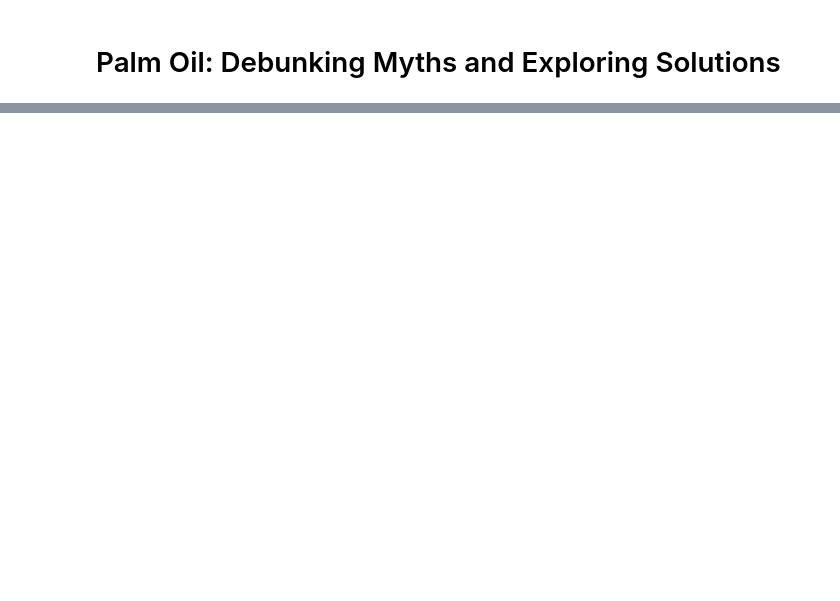
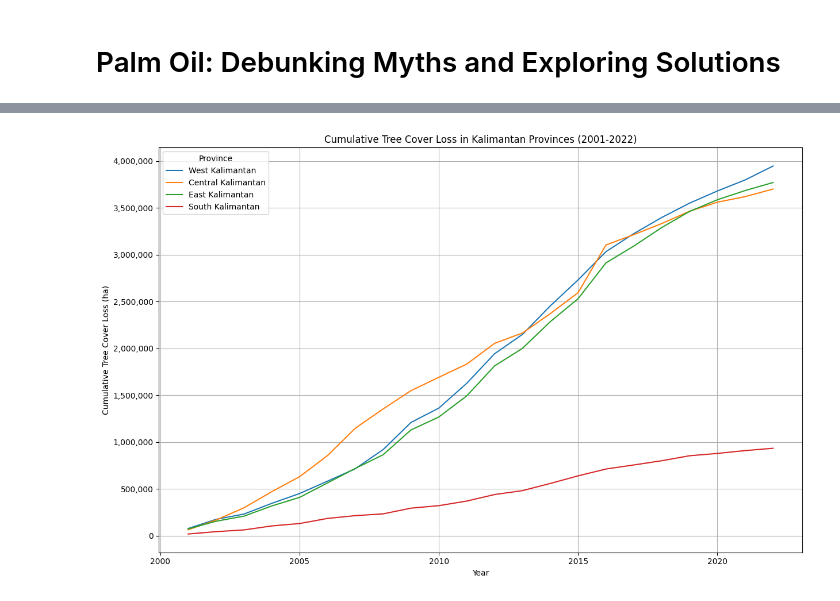
Before and after one commit to JorenMel/InfVis, a Jupyter notebook: docs/v2.ipynb, the cells around one changed output, grey strips where cells are left out. Cells and saved outputs as stored; diff of their text form; code cells hidden in the pictures; blank space fills up the shorter version.

```diff
--- a/docs/v2.ipynb
+++ b/docs/v2.ipynb
@@ -38,0 +120,56 @@ KeyError: 'Production'
+# %%
+# Load the dataset
+# De dataset mist de provincie Kalimantan Utara, dus deze is niet meegenomen in de plot
+df = pd.read_csv('../Datasets/Deforestation/Subnational 1 tree cover loss.csv')
+
+# Define the years to plot
+years = [f'tc_loss_ha_{year}' for year in range(2001, 2023)]
+
+# Mapping dictionary from Indonesian to English names
+province_mapping = {
+    'Kalimantan Barat': 'West Kalimantan',
+    'Kalimantan Tengah': 'Central Kalimantan',
+    'Kalimantan Timur': 'East Kalimantan',
+    'Kalimantan Selatan': 'South Kalimantan'
+}
+
+plt.figure(figsize=(12, 8))
+
+# Loop through each province
+for province_id, (province_indo, province_eng) in enumerate(province_mapping.items(), start=1):
+    # Filter the DataFrame for the current province and threshold == 0
+    province_df = df[(df['subnational1'] == province_indo) & (df['threshold'] == 0)]
+
+    # Keep only relevant columns
+    columns_to_keep = ['subnational1'] + years
+    province_df = province_df[columns_to_keep]
+
+    # Melt the DataFrame to long format
+    province_df_long = province_df.melt(id_vars='subnational1', var_name='year', value_name='tc_loss_ha')
+
+    # Extract year from the column name and convert to integer
+    province_df_long['year'] = province_df_long['year'].str.extract(r'(\d+)').astype(int)
+
+    # Sort the DataFrame by year
+    province_df_long = province_df_long.sort_values(by='year')
+
+    # Calculate cumulative tree loss
+    province_df_long['cumulative_tc_loss_ha'] = province_df_long['tc_loss_ha'].cumsum()
+
+    # Plot the cumulative tree loss for the current province
+    plt.plot(province_df_long['year'], province_df_long['cumulative_tc_loss_ha'], label=province_eng)
+
+# Plot settings
+plt.title('Cumulative Tree Cover Loss in Kalimantan Provinces (2001-2022)')
+plt.xlabel('Year')
+plt.ylabel('Cumulative Tree Cover Loss (ha)')
+plt.legend(title='Province', loc='upper left')
+plt.grid(True)
+plt.tight_layout()
+
+# Set the y-axis to display numbers in plain format
+plt.gca().yaxis.set_major_formatter(plt.FuncFormatter(lambda x, _: f'{int(x):,}'))
+
+plt.show()
+# %% [output]
+[figure, added]
```
Also changed, not shown: parts of 15 cells of this notebook.
